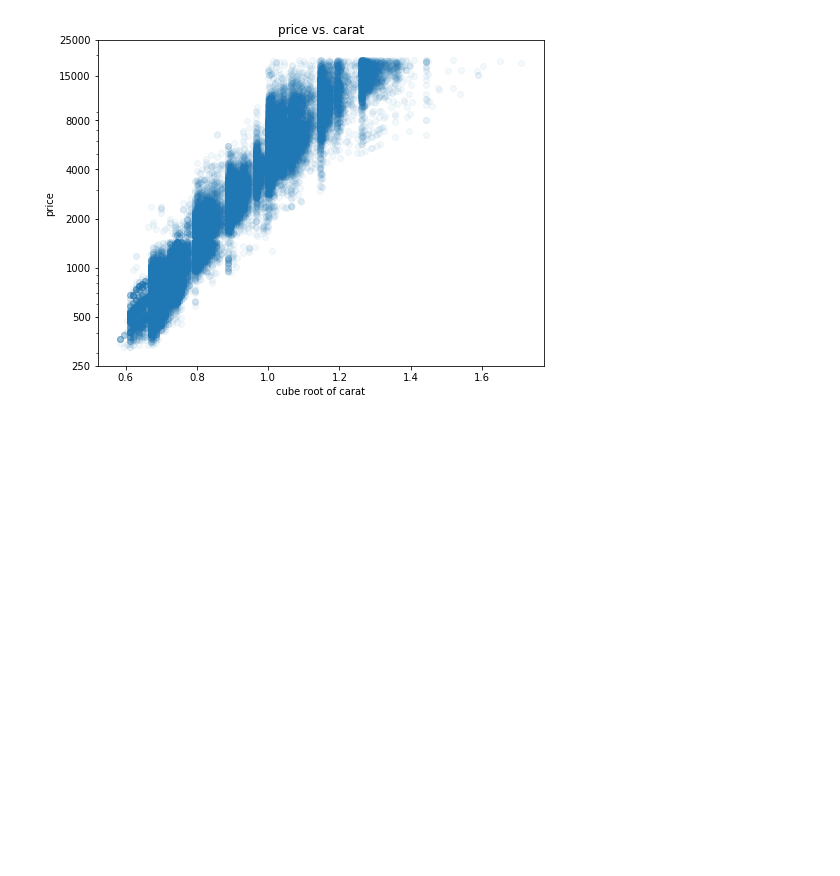
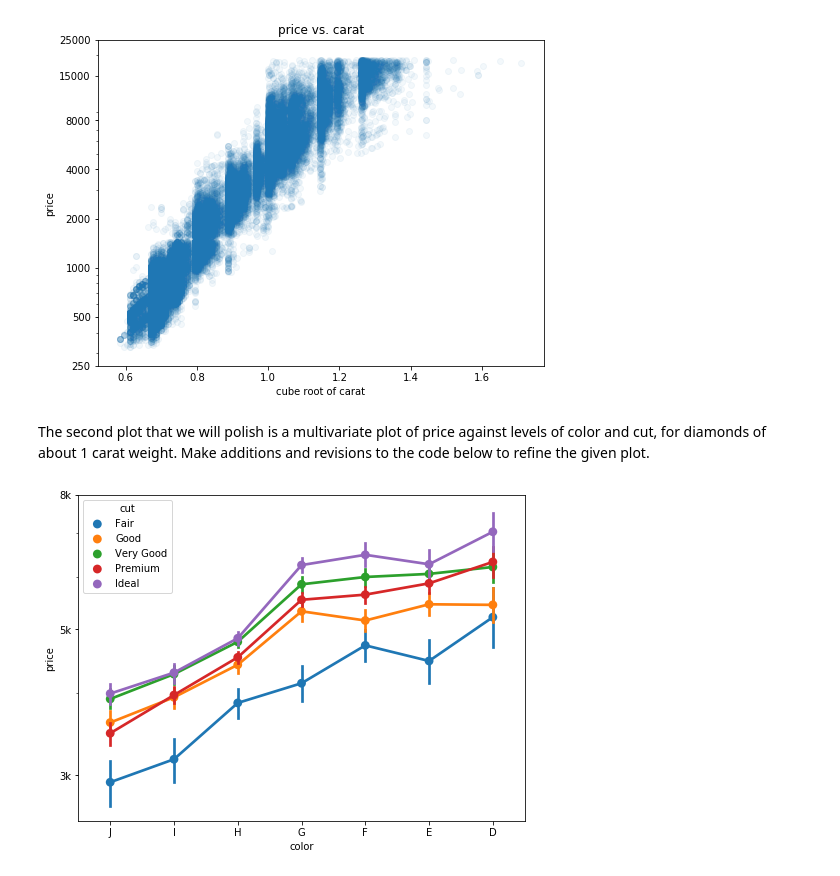
Before and after one commit to iRaied/Diamond-Pricing, a Jupyter notebook: Diamond_Project.ipynb, the cells around one changed output. Cells and saved outputs as stored; diff of their text form; code cells hidden in the pictures; blank space fills up the shorter version.

Commit message:
Polishing Plots Plot #2

```diff
--- a/Diamond_Project.ipynb
+++ b/Diamond_Project.ipynb
@@ -514,3 +514,23 @@ plt.yticks(tick_loc, tick_loc);
 plt.show()
 # %% [output]
 [figure]
+# %% [markdown]
+The second plot that we will polish is a multivariate plot of price against levels of color and cut, for diamonds of about 1 carat weight. Make additions and revisions to the code below to refine the given plot.
+# %%
+# select diamonds of approximately 1 carat
+diamond_flag = (diamonds['carat'] >= 0.99) & (diamonds['carat'] <= 1.03)
+diamonds_1c = diamonds.loc[diamond_flag,:]
+# %%
+plt.figure(figsize = [8,6])
+
+ax = sb.pointplot(data = diamonds_1c, x = 'color', y = 'price', hue = 'cut')
+
+# special handling of tick marks following seaborn function - you might try
+# doing a log transform on the data itself instead of this workaround.
+plt.yscale('log')
+plt.yticks([3000, 5000, 8000], ['3k', '5k', '8k'])
+ax.set_yticklabels([], minor = True)
+
+plt.show();
+# %% [output]
+[figure, added]
```
Also changed, not shown: parts of 3 cells of this notebook.
